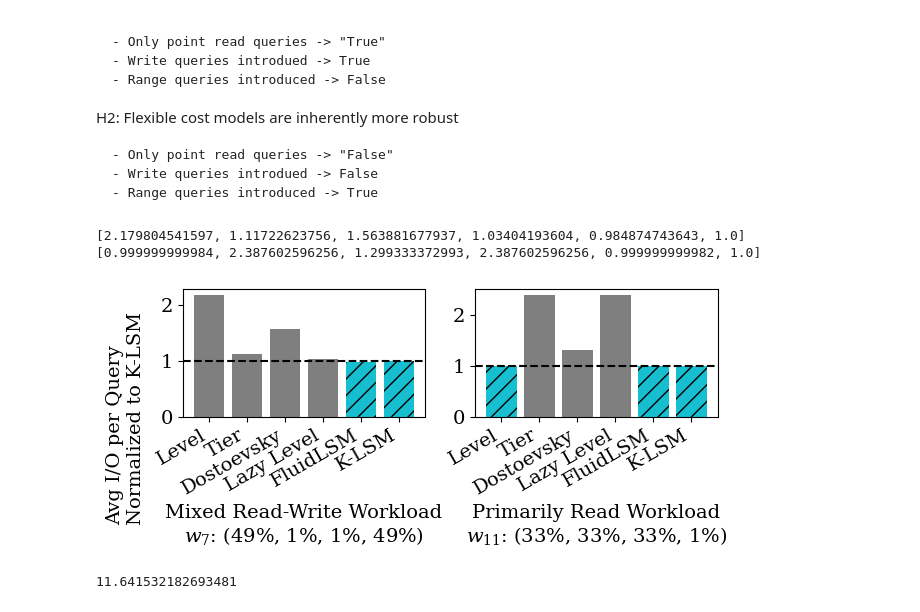
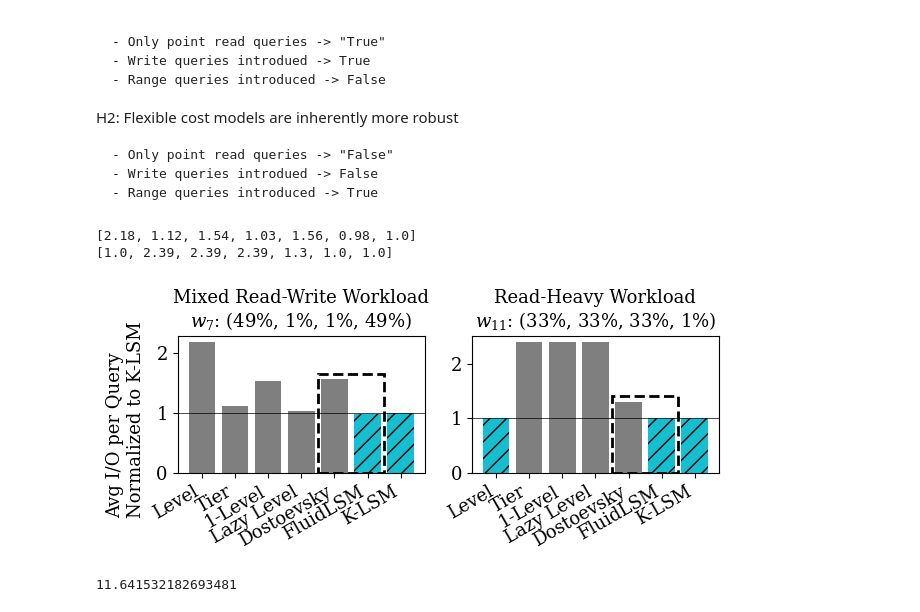
Before and after one commit to ephoris/endure-jupyter, a Jupyter notebook: experiments/nominal_comparisons.ipynb, the cells around one changed output. Saved outputs shown, nothing was run; the diff lists cells and outputs as text; code cells hidden in the pictures.

```diff
--- a/experiments/nominal_comparisons.ipynb
+++ b/experiments/nominal_comparisons.ipynb
@@ -51,6 +52,7 @@ def get_nominal_tunings(workload):
 
 def get_nominal_tuning(workload, model='K'):
     solvers = {
+        '1-Level': Solvers.EndureOneLevelingSolver,
         'Robust': Solvers.EndureLevelSolver,
         'Dostoevsky': Solvers.EndureDostoevskyFixedSolver,
         'Lazy Level': Solvers.EndureLazyLevelingSolver,
@@ -203,12 +205,14 @@ def create_and_plot(workload, samples, plot_error=False):
 
     wl_id = workload['id']
     w0 = np.array([workload[key] for key in ('z0', 'z1', 'q', 'w')])
-    xlabel_str = f'$I_{{KL}}( \hat{{w}}, w_{{{wl_id}}})$ | $w_{{{wl_id}}}$: ({w0[0]:.0%}, {w0[1]:.0%}, {w0[2]:.0%}, {w0[3]:.0%})'
+    xlabel_str = f'$I_{{KL}}( \hat{{w}}, w_{{{wl_id}}})$'
     if wl_id == 11:
-        xlabel_str += ' | Read'
+        title_str = 'Read-Heavy | '
     else:
-        xlabel_str += ' | Mixed'
+        title_str = 'Mixed Read-Write | '
+    title_str += f'$w_{{{wl_id}}}$: ({w0[0]:.0%}, {w0[1]:.0%}, {w0[2]:.0%}, {w0[3]:.0%})'
     ax.set_xlabel(xlabel_str)
+    ax.set_title(title_str)
     ax.set_ylabel(r'Avg. I/O Per Query')
     _ = ax.legend(borderpad=0.3, labelspacing=0.2, ncol=2, columnspacing=0.5, frameon=True).set_zorder(2)
 
@@ -313,11 +317,11 @@ H2: Flexible cost models are inherently more robust
 # for model in models:
 #     old_fig, ax = plot_rw_graph(wls[idx], samples, model=model)
 # %%
-models = ['Level', 'Tier', 'Dostoevsky', 'Lazy Level', 'FluidLSM', 'K-LSM']
+models = ['Level', 'Tier', '1-Level', 'Lazy Level', 'Dostoevsky', 'FluidLSM', 'K-LSM']
 # names = ['Level', 'Tier', 'Dost', 'LazyLevel', 'FluidLSM', 'K']
 # markers = ['*', 'o', '+', 'd', 'x', 's']
 # markers = {model: marker for model, marker in zip(models, markers)}
-colors = ['tab:gray', 'tab:gray', 'tab:gray', 'tab:gray', 'tab:gray', 'tab:cyan']
+colors = ['tab:gray', 'tab:gray', 'tab:gray', 'tab:gray', 'tab:gray', 'tab:gray', 'tab:cyan']
 # colors = {model: color for model, color in zip(models, colors)}
 # %%
 def hist_plot(workloads, plot_error=False):
@@ -331,23 +335,28 @@ def hist_plot(workloads, plot_error=False):
         xs = []
         base = eval_nominal('K-LSM', tunings['K-LSM'], z0, z1, q, w)
         for model, desc in tunings.items():
-            xs.append(round(eval_nominal(model, desc, z0, z1, q, w) / base, 12))
+            xs.append(round(eval_nominal(model, desc, z0, z1, q, w) / base, 2))
         if wl_id == 11:
-            colors = ['tab:cyan', 'tab:gray', 'tab:gray', 'tab:gray', 'tab:cyan', 'tab:cyan']
-            hatches = ['//', '', '', '', '//', '//']
+            colors = ['tab:cyan', 'tab:gray', 'tab:gray', 'tab:gray', 'tab:gray', 'tab:cyan', 'tab:cyan']
+            hatches = ['//', '', '', '', '', '//', '//']
         else:
-            colors = ['tab:gray', 'tab:gray', 'tab:gray', 'tab:gray', 'tab:cyan', 'tab:cyan']
-            hatches = ['', '', '', '', '//', '//']
+            colors = ['tab:gray', 'tab:gray', 'tab:gray', 'tab:gray', 'tab:gray', 'tab:cyan', 'tab:cyan']
+            hatches = ['', '', '', '', '', '//', '//']
         ax.bar(models, xs, color=colors, hatch=hatches)
-        ax.axhline(y=1, linestyle='--', color='black')
+        ax.axhline(y=1, linestyle='-', linewidth=0.5, color='black')
         # ax.tick_params(rotation=80)
         fig.autofmt_xdate()
         if wl_id == 11:
-            xlabel_str = 'Primarily Read Workload\n'
+            xlabel_str = 'Read-Heavy Workload\n'
         else:
             xlabel_str = 'Mixed Read-Write Workload\n'
         xlabel_str += f'$w_{{{wl_id}}}$: ({w0[0]:.0%}, {w0[1]:.0%}, {w0[2]:.0%}, {w0[3]:.0%})'
-        ax.set_xlabel(xlabel_str)
+        ax.set_title(xlabel_str)
+        if wl_id == 11:
+            rect = mpatches.Rectangle((3.5, 0), 2, 1.40, linewidth=2, color='black', fill=False, linestyle='--')
+        else:
+            rect = mpatches.Rectangle((3.5, 0), 2, 1.65, linewidth=2, color='black', fill=False, linestyle='--')
+        ax.add_patch(rect)
         print(xs)
         # for key, val in tunings.items():
         #     print(f'{key}: {val["design"]}')
@@ -356,14 +365,14 @@ def hist_plot(workloads, plot_error=False):
     fig.supylabel(f'Avg I/O per Query\nNormalized to K-LSM', x=0.05)
     return fig, axes, xs
 # %%
-set_style(fsz=14)
+set_style(fsz=13)
 fig, axes, xs = hist_plot([wls[7], wls[11]])
 set_size(fig, width=2*3.33, height=1.5*2)
 save_fig(fig, 'hist_nominal_wl.pdf')
 # %% [output]
-[2.179804541597, 1.11722623756, 1.563881677937, 1.03404193604, 0.984874743643, 1.0]
-[0.999999999984, 2.387602596256, 1.299333372993, 2.387602596256, 0.999999999982, 1.0]
+[2.18, 1.12, 1.54, 1.03, 1.56, 0.98, 1.0]
+[1.0, 2.39, 2.39, 2.39, 1.3, 1.0, 1.0]
-[figure, old version]
+[figure, new version]
 # %%
 #  for idx in range(0, len(wls), 2):
 #     print(f'workloads {idx}, {idx+1}')
```
Also changed, not shown: parts of 5 cells of this notebook, 2 other files.
